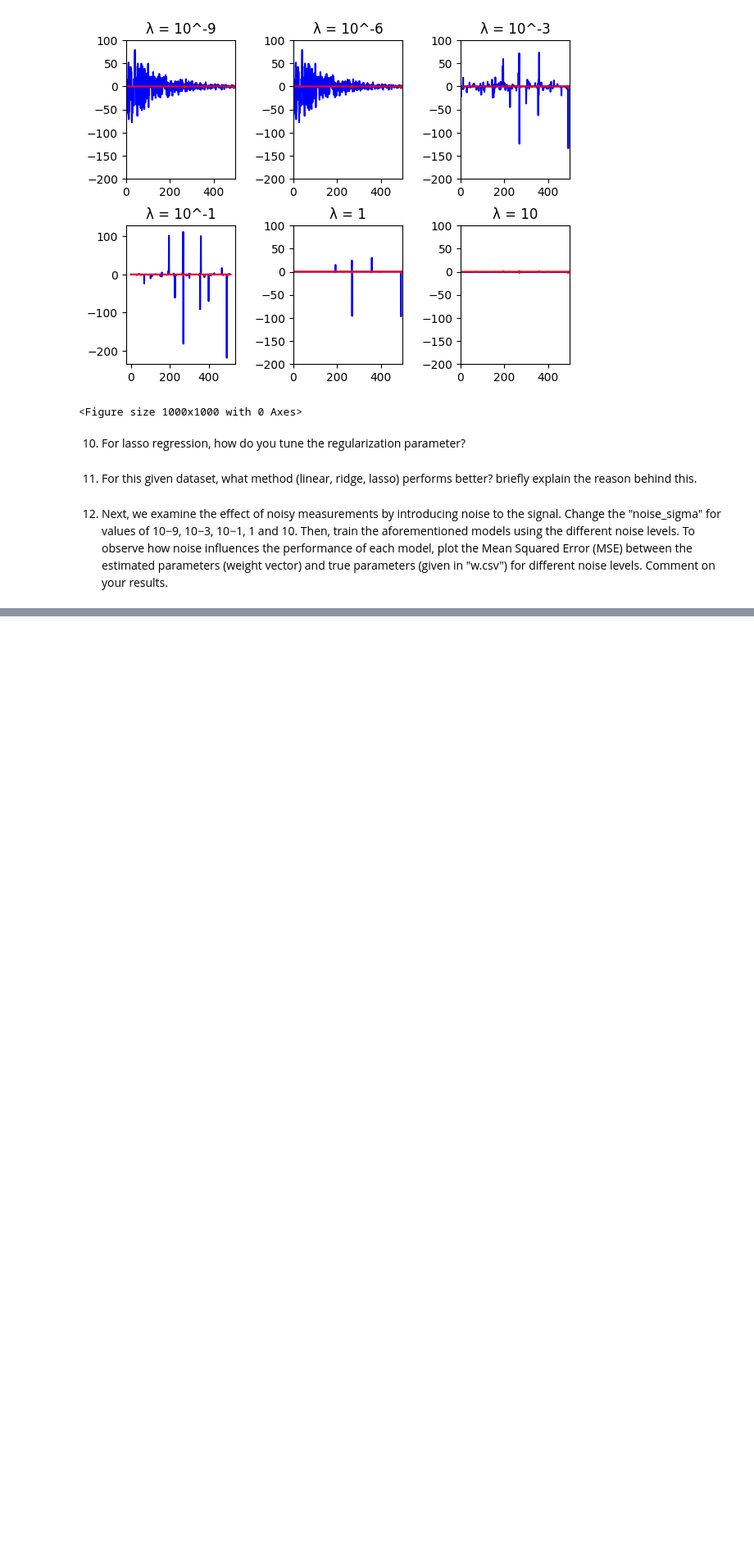
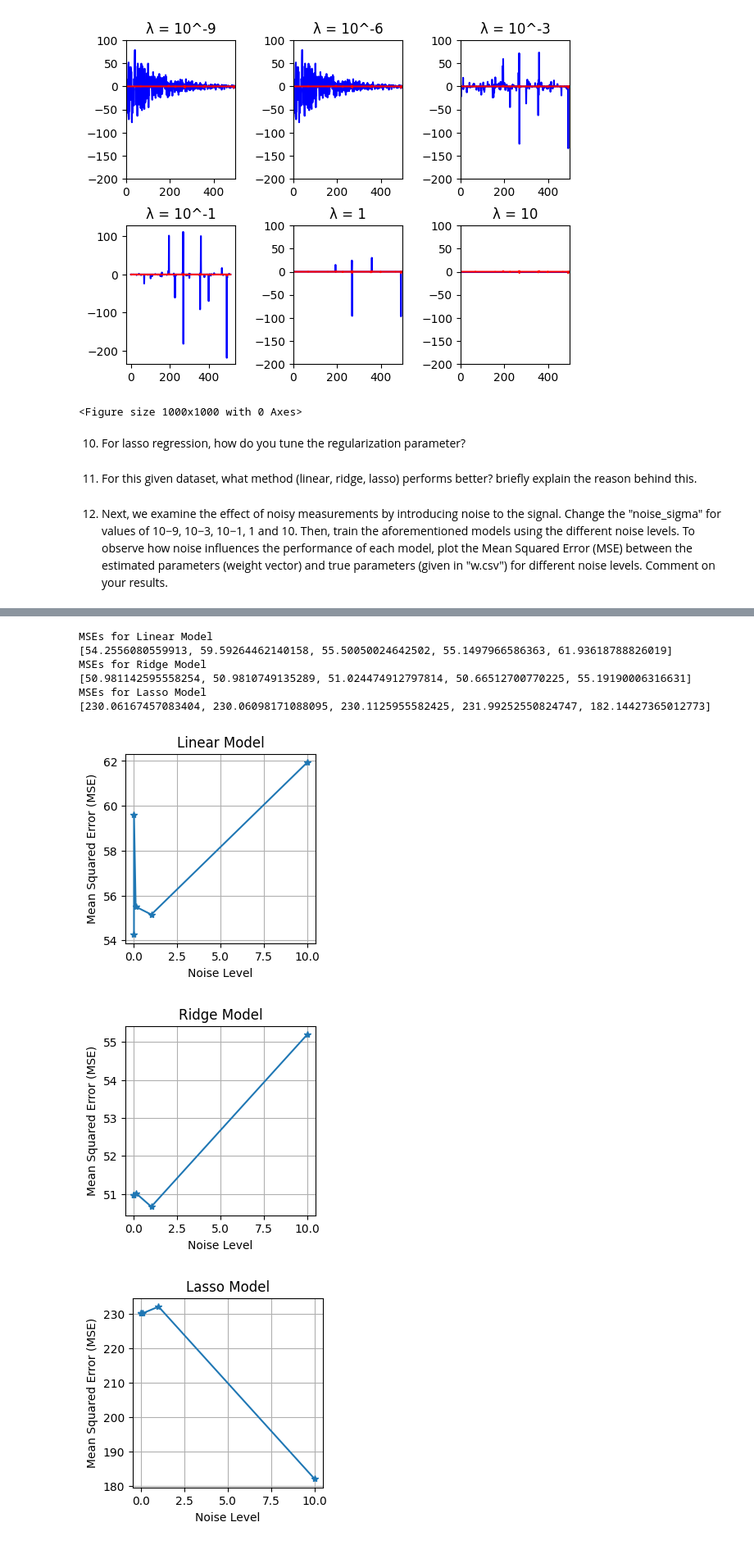
Before and after one commit to kumudu12/EN5870, a Jupyter notebook: Assignment_01_on_Linear_Regression.ipynb, the cells around one changed output, grey strips where cells are left out. Shown at 82% size. Saved outputs shown, nothing was run; the diff lists cells and outputs as text; code cells hidden in the pictures; blank space fills up the shorter version.

```diff
--- a/Assignment_01_on_Linear_Regression.ipynb
+++ b/Assignment_01_on_Linear_Regression.ipynb
@@ -597,0 +428,71 @@ MSE at noise level 10:  198.69325032608413
+# %%
+noise_sigmas = [0.000000001, 0.001, 0.1, 1, 10]
+
+#Linear Model
+MSE_linear_reg = []
+print("MSEs for Linear Model")
+for noise_sigma in noise_sigmas:
+  df_y_noisy = df_y + noise_sigma * np.random.randn(len(df_y))
+  regr = linear_model.LinearRegression()
+  regr.fit(df_X, df_y_noisy)
+  MSE = mean_squared_error(df_w, regr.coef_)
+  MSE_linear_reg.append(MSE)
+print(MSE_linear_reg)
+
+#Ridge Model
+MSE_ridge_reg = []
+print("MSEs for Ridge Model")
+for noise_sigma in noise_sigmas:
+  df_y_noisy = df_y + noise_sigma * np.random.randn(len(df_y))
+  ridge_reg = Ridge(alpha=0.1)
+  ridge_reg.fit(df_X, df_y_noisy)
+  MSE = mean_squared_error(df_w, ridge_reg.coef_)
+  MSE_ridge_reg.append(MSE)
+print(MSE_ridge_reg)
+
+#Lasso Model
+MSE_lasso_reg = []
+print("MSEs for Lasso Model")
+for noise_sigma in noise_sigmas:
+  df_y_noisy = df_y + noise_sigma * np.random.randn(len(df_y))
+  lasso_reg = Lasso(alpha=0.1)
+  lasso_reg.fit(df_X, df_y_noisy)
+  MSE = mean_squared_error(df_w, lasso_reg.coef_)
+  MSE_lasso_reg.append(MSE)
+print(MSE_lasso_reg)
+# %% [output]
+MSEs for Linear Model
+[54.2556080559913, 59.59264462140158, 55.50050024642502, 55.1497966586363, 61.93618788826019]
+MSEs for Ridge Model
+[50.981142595558254, 50.9810749135289, 51.024474912797814, 50.66512700770225, 55.19190006316631]
+MSEs for Lasso Model
+[230.06167457083404, 230.06098171088095, 230.1125955582425, 231.99252550824747, 182.14427365012773]
+# %%
+#plot MSE between true parameters and learned parameters againts different noise levels
+plt.figure(figsize=(3, 3))
+plt.plot(noise_sigmas, MSE_linear_reg, marker='*', linestyle='-')
+plt.title('Linear Model')
+plt.xlabel('Noise Level')
+plt.ylabel('Mean Squared Error (MSE)')
+plt.grid(True)
+plt.show()
+
+plt.figure(figsize=(3, 3))
+plt.plot(noise_sigmas, MSE_ridge_reg, marker='*', linestyle='-')
+plt.title('Ridge Model')
+plt.xlabel('Noise Level')
+plt.ylabel('Mean Squared Error (MSE)')
+plt.grid(True)
+plt.show()
+
+plt.figure(figsize=(3, 3))
+plt.plot(noise_sigmas, MSE_lasso_reg, marker='*', linestyle='-')
+plt.title('Lasso Model')
+plt.xlabel('Noise Level')
+plt.ylabel('Mean Squared Error (MSE)')
+plt.grid(True)
+plt.show()
+# %% [output]
+[figure, added]
+[figure, added]
+[figure, added]
```
Also changed, not shown: parts of 1 cell of this notebook.
